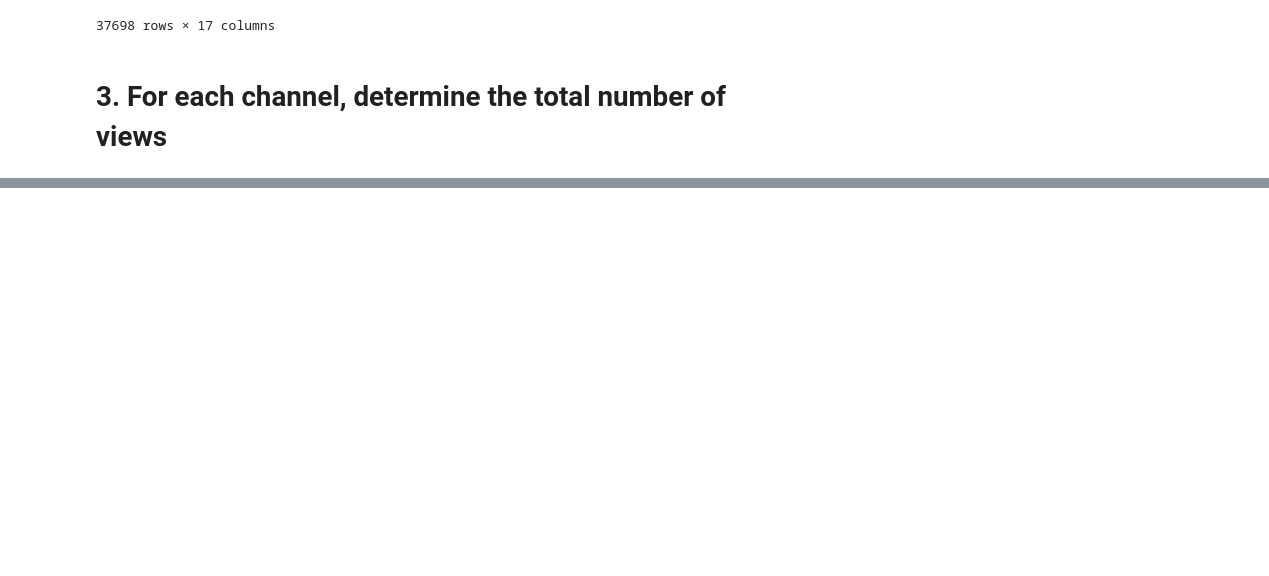
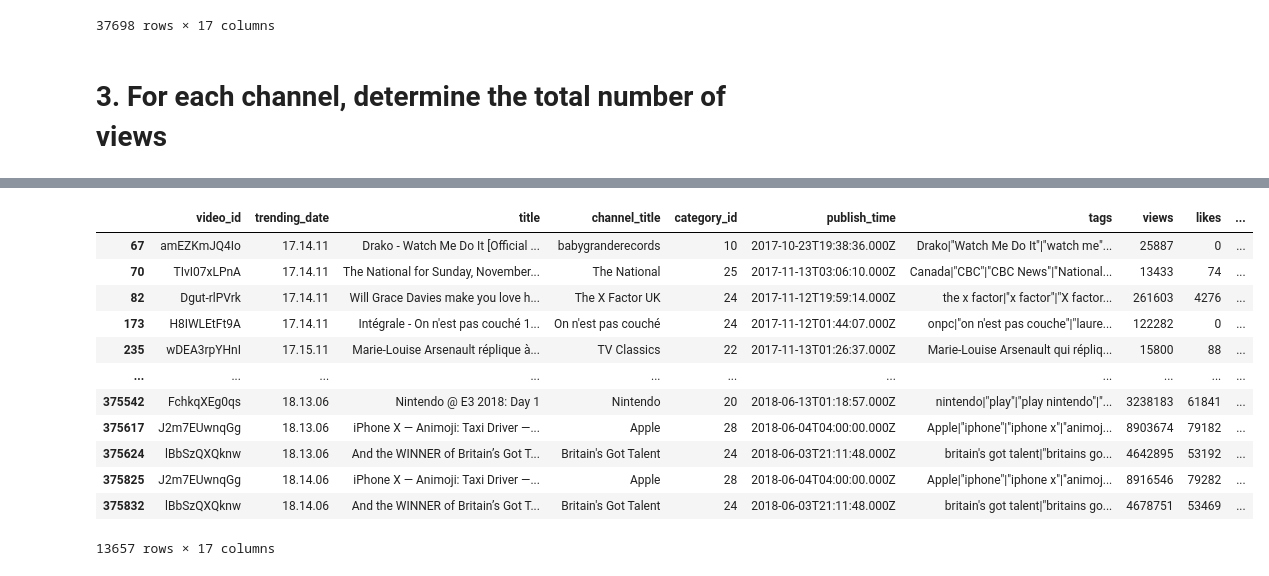
Before and after one commit to KevinDex3/Foundations-ComputerScience-Project, a Jupyter notebook: TrendingYoutube.ipynb, the cells around one changed output, grey strips where cells are left out. Cells and saved outputs as stored; diff of their text form; code cells hidden in the pictures; blank space fills up the shorter version.

```diff
--- a/TrendingYoutube.ipynb
+++ b/TrendingYoutube.ipynb
@@ -92,0 +107,22 @@ NameError: name 'df_all' is not defined
+# %%
+excluded = df_all[
+    (df_all["comments_disabled"] == True) |
+    (df_all["ratings_disabled"] == True) |
+    (df_all["video_error_or_removed"] == True)
+]
+
+excluded
+# %% [output]
+|  | video_id | trending_date | title | channel_title | category_id | publish_time | tags | views | likes | ... |
+| 67 | amEZKmJQ4Io | 17.14.11 | Drako - Watch Me Do It [Official ... | babygranderecords | 10 | 2017-10-23T19:38:36.000Z | Drako|"Watch Me Do It"|"watch me"... | 25887 | 0 | ... |
+| 70 | TIvI07xLPnA | 17.14.11 | The National for Sunday, November... | The National | 25 | 2017-11-13T03:06:10.000Z | Canada|"CBC"|"CBC News"|"National... | 13433 | 74 | ... |
+| 82 | Dgut-rlPVrk | 17.14.11 | Will Grace Davies make you love h... | The X Factor UK | 24 | 2017-11-12T19:59:14.000Z | the x factor|"x factor"|"X factor... | 261603 | 4276 | ... |
+| 173 | H8IWLEtFt9A | 17.14.11 | Intégrale - On n'est pas couché 1... | On n'est pas couché | 24 | 2017-11-12T01:44:07.000Z | onpc|"on n'est pas couche"|"laure... | 122282 | 0 | ... |
+| 235 | wDEA3rpYHnI | 17.15.11 | Marie-Louise Arsenault réplique à... | TV Classics | 22 | 2017-11-13T01:26:37.000Z | Marie-Louise Arsenault qui répliq... | 15800 | 88 | ... |
+| ... | ... | ... | ... | ... | ... | ... | ... | ... | ... | ... |
+| 375542 | FchkqXEg0qs | 18.13.06 | Nintendo @ E3 2018: Day 1 | Nintendo | 20 | 2018-06-13T01:18:57.000Z | nintendo|"play"|"play nintendo"|"... | 3238183 | 61841 | ... |
+| 375617 | J2m7EUwnqGg | 18.13.06 | iPhone X — Animoji: Taxi Driver —... | Apple | 28 | 2018-06-04T04:00:00.000Z | Apple|"iphone"|"iphone x"|"animoj... | 8903674 | 79182 | ... |
+| 375624 | lBbSzQXQknw | 18.13.06 | And the WINNER of Britain’s Got T... | Britain's Got Talent | 24 | 2018-06-03T21:11:48.000Z | britain's got talent|"britains go... | 4642895 | 53192 | ... |
+| 375825 | J2m7EUwnqGg | 18.14.06 | iPhone X — Animoji: Taxi Driver —... | Apple | 28 | 2018-06-04T04:00:00.000Z | Apple|"iphone"|"iphone x"|"animoj... | 8916546 | 79282 | ... |
+| 375832 | lBbSzQXQknw | 18.14.06 | And the WINNER of Britain’s Got T... | Britain's Got Talent | 24 | 2018-06-03T21:11:48.000Z | britain's got talent|"britains go... | 4678751 | 53469 | ... |
+13657 rows × 17 columns
```
Also changed, not shown: parts of 10 cells of this notebook.
